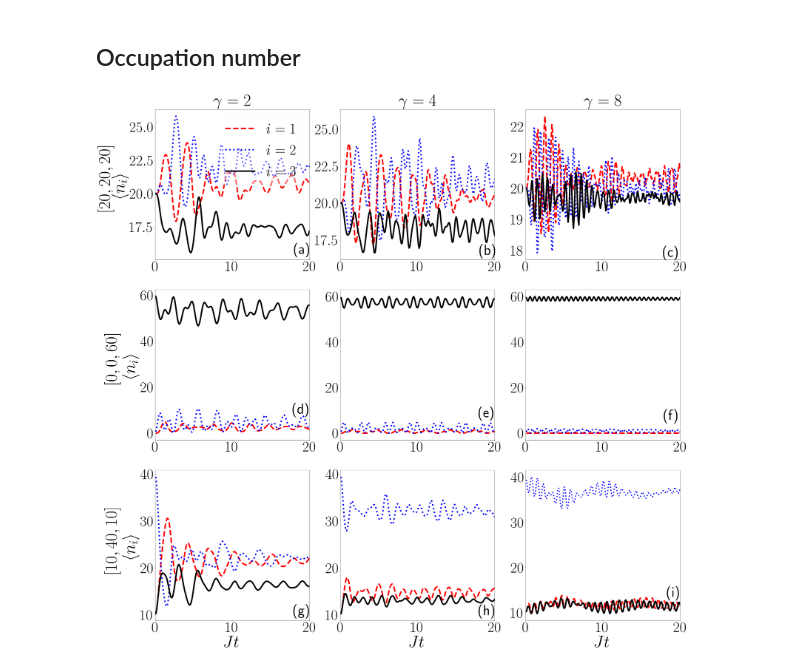
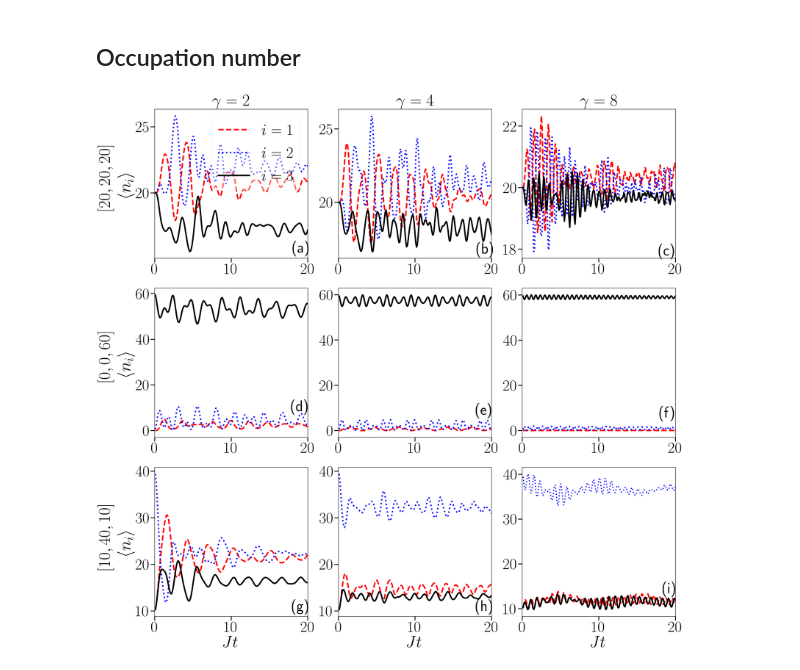
Before and after one commit to coolgas/chaos, a Jupyter notebook: python graphs.ipynb, the cells around one changed output. Saved outputs shown, nothing was run; the diff lists cells and outputs as text; code cells hidden in the pictures.

```diff
--- a/python graphs.ipynb
+++ b/python graphs.ipynb
@@ -6,5 +6,16 @@ import matplotlib
 # %%
 plt.rcParams.update({"text.usetex": True})
+# %%
+# set the value of bounding box
+mpl.rcParams['axes.linewidth'] = 2
+# %%
+# set tick width
+mpl.rcParams['xtick.major.size'] = 20
+mpl.rcParams['xtick.major.width'] = 4
+mpl.rcParams['ytick.major.size'] = 20
+mpl.rcParams['ytick.major.width'] = 4
+#mpl.rcParams['xtick.minor.size'] = 10
+#mpl.rcParams['xtick.minor.width'] = 2
 # %%
 SMALL_SIZE = 50
 matplotlib.rc('font', size=SMALL_SIZE)
@@ -468,7 +482,7 @@ ax3[0,0].plot(ts[1:201],evol_num01[1:201],linestyle="dashed",color="red",label=r
 ax3[0,0].plot(ts[1:201],evol_num02[1:201],linestyle="dotted",color="blue",label=r"$i=2$",linewidth=7)
 ax3[0,0].plot(ts[1:201],evol_num03[1:201], color="black",label=r"$i=3$",linewidth=7)
 ax3[0,0].legend(fancybox=True,framealpha=0.4,loc='upper right')
-ax3[0,0].set_ylabel(r"$\langle n_{i} \rangle$",fontsize=83)
+ax3[0,0].set_ylabel(r"$\langle n_{i} \rangle$",fontsize=85)
 ax3[0,0].set_title(r"$\gamma=2$",fontsize=80)
 plt.figtext(0.04, 0.735, r'$[20,20,20]$', fontsize=80, rotation=90)
 ax3[0,0].annotate("(a)",xy=(18,15.5))
@@ -491,8 +505,8 @@ ax3[0,2].set_xlim(xmin=0, xmax=20)
 ax3[1,0].plot(ts[1:201],evol_num01_new[1:201],linestyle="dashed",color="red",linewidth=7)
 ax3[1,0].plot(ts[1:201],evol_num02_new[1:201],linestyle="dotted",color="blue",linewidth=7)
 ax3[1,0].plot(ts[1:201],evol_num03_new[1:201],color="black",linewidth=7)
-ax3[1,0].set_ylabel(r"$\langle n_{i} \rangle$",fontsize=83)
-plt.figtext(0.05, 0.48, r'$[0,0,60]$', fontsize=80, rotation=90)
+ax3[1,0].set_ylabel(r"$\langle n_{i} \rangle$",fontsize=85)
+plt.figtext(0.04, 0.48, r'$[0,0,60]$', fontsize=80, rotation=90)
 ax3[1,0].annotate("(d)",xy=(17.8,8.5))
 ax3[1,0].set_xlim(xmin=0, xmax=20)
 
@@ -505,33 +519,33 @@ ax3[1,1].set_xlim(xmin=0, xmax=20)
 ax3[1,2].plot(ts[1:201],evol_num81_new[1:201],linestyle="dashed",color="red",linewidth=7)
 ax3[1,2].plot(ts[1:201],evol_num82_new[1:201],linestyle="dotted",color="blue",linewidth=7)
 ax3[1,2].plot(ts[1:201],evol_num83_new[1:201],color="black",linewidth=7)
 ax3[1,2].annotate("(f)",xy=(17.9,5.8))
 ax3[1,2].set_xlim(xmin=0, xmax=20)
 
 ax3[2,0].plot(ts[1:201],evol_num01_newnew[1:201],linestyle="dashed",color="red",linewidth=7)
 ax3[2,0].plot(ts[1:201],evol_num02_newnew[1:201],linestyle="dotted",color="blue",linewidth=7)
 ax3[2,0].plot(ts[1:201],evol_num03_newnew[1:201],color="black",linewidth=7)
 ax3[2,0].set_xlabel(r"$Jt$",fontsize=80)
-ax3[2,0].set_ylabel(r"$\langle n_{i} \rangle$",fontsize=83)
-plt.figtext(0.05, 0.2, r'$[10,40,10]$', fontsize=80, rotation=90)
+ax3[2,0].set_ylabel(r"$\langle n_{i} \rangle$",fontsize=85)
+plt.figtext(0.04, 0.2, r'$[10,40,10]$', fontsize=80, rotation=90)
 ax3[2,0].annotate("(g)",xy=(17.9,10))
 ax3[2,0].set_xlim(xmin=0, xmax=20)
 
 ax3[2,1].plot(ts[1:201],evol_num41_newnew[1:201],linestyle="dashed",color="red",linewidth=7)
 ax3[2,1].plot(ts[1:201],evol_num42_newnew[1:201],linestyle="dotted",color="blue",linewidth=7)
 ax3[2,1].plot(ts[1:201],evol_num43_newnew[1:201],color="black",linewidth=7)
 ax3[2,1].set_xlabel(r"$Jt$", fontsize=80)
 ax3[2,1].annotate("(h)",xy=(17.9,10))
 ax3[2,1].set_xlim(xmin=0, xmax=20)
 
 ax3[2,2].plot(ts[1:201],evol_num81_newnew[1:201],linestyle="dashed",color="red",linewidth=7)
 ax3[2,2].plot(ts[1:201],evol_num82_newnew[1:201],linestyle="dotted",color="blue",linewidth=5.5)
 ax3[2,2].plot(ts[1:201],evol_num83_newnew[1:201],color="black",linewidth=7)
 ax3[2,2].set_xlabel(r"$Jt$", fontsize=80)
 ax3[2,2].annotate("(i)",xy=(18.3,13.5))
 ax3[2,2].set_xlim(xmin=0, xmax=20)
 
 
 plt.savefig("./pics/pypic3.png", format='png', bbox_inches='tight',pad_inches = 0.4)
 # %% [output]
-[figure, old version]
+[figure, new version]
```
Also changed, not shown: parts of 4 cells of this notebook, 3 other files.
